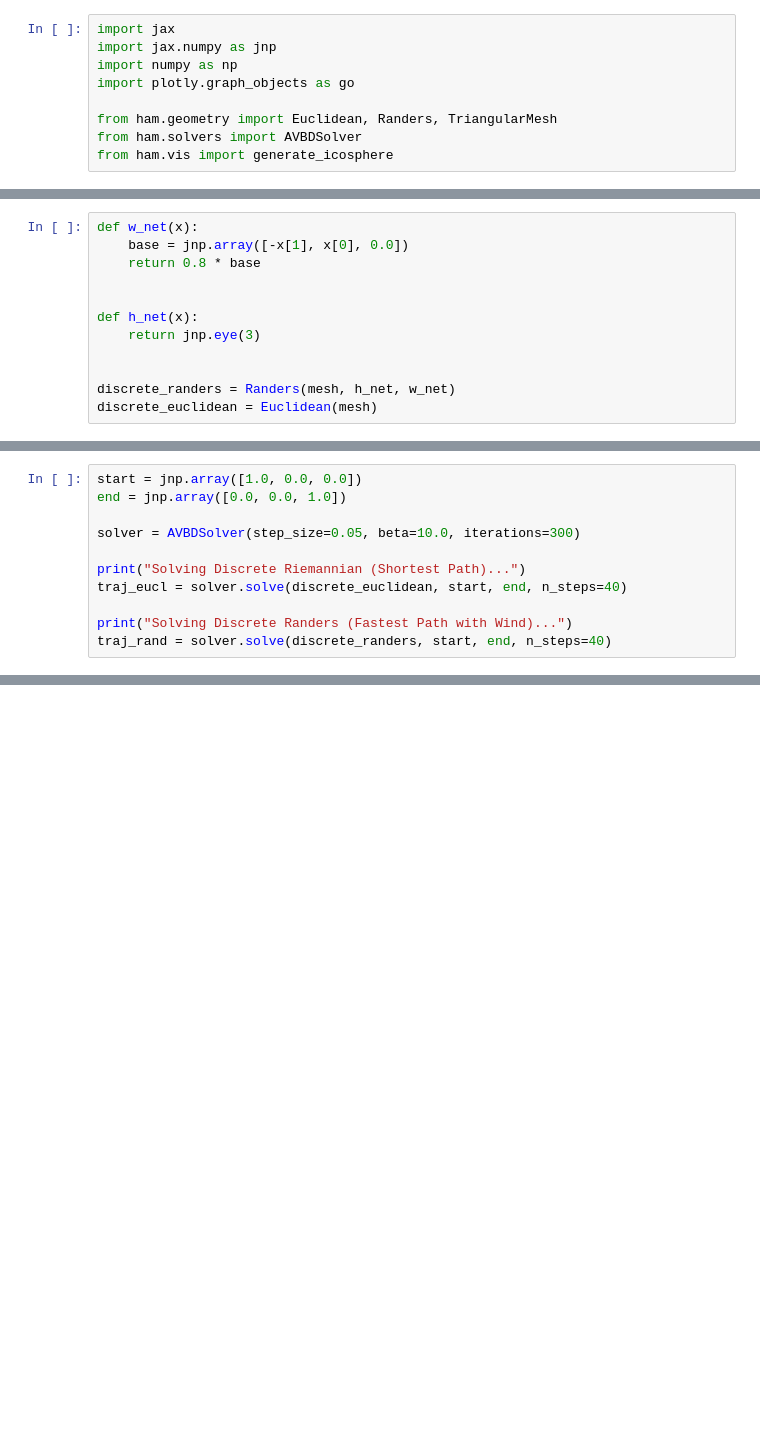
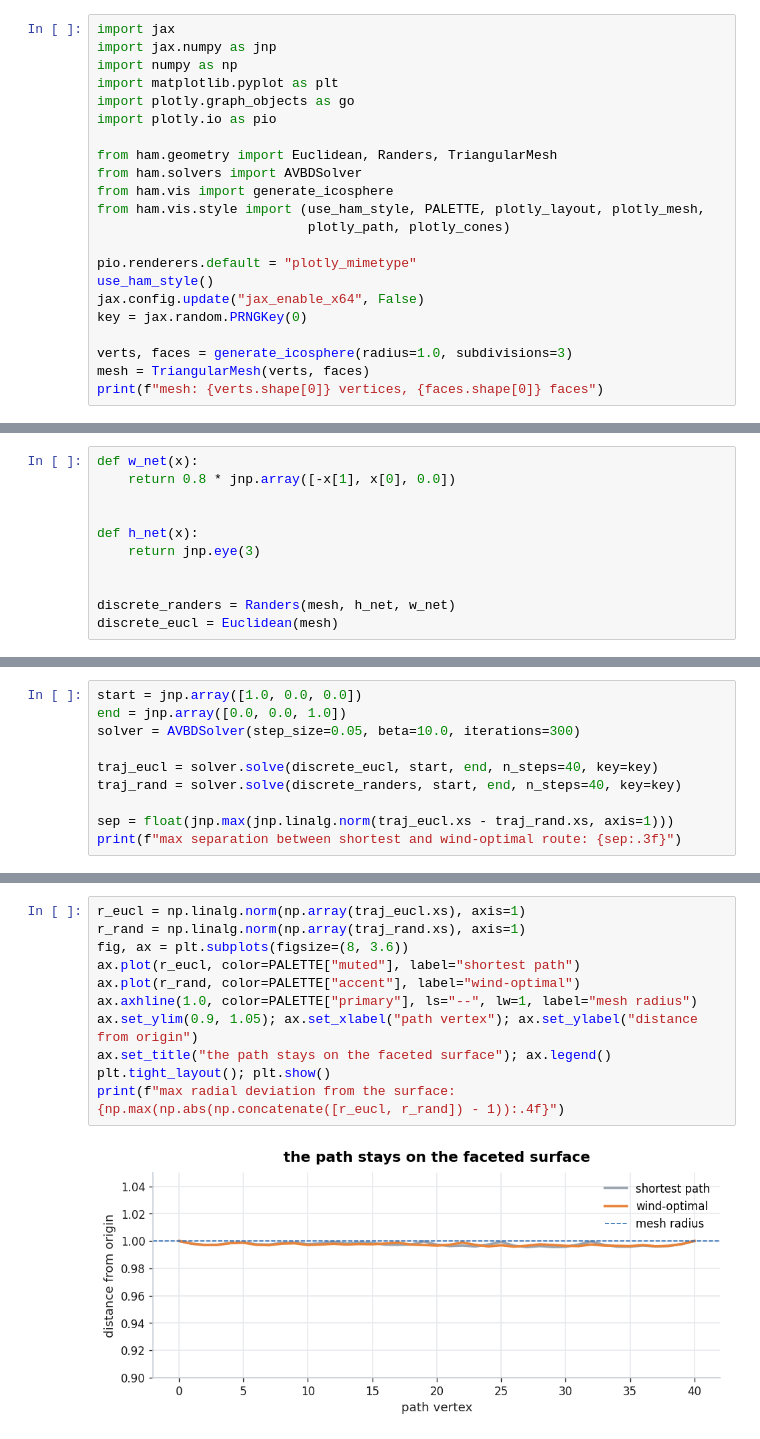
Before and after one commit to hubibala/finslerax, a Jupyter notebook: examples/notebooks/demo_discrete_zermelo.ipynb, the cells around one changed output, grey strips where cells are left out. Drawn from its saved outputs; the diff is of its cells as text; blank space fills up the shorter version.

```diff
--- a/examples/notebooks/demo_discrete_zermelo.ipynb
+++ b/examples/notebooks/demo_discrete_zermelo.ipynb
@@ -15,8 +16,21 @@ This allows us to learn Finslerian costs and perform optimal navigation on discr
 import jax
 import jax.numpy as jnp
 import numpy as np
+import matplotlib.pyplot as plt
 import plotly.graph_objects as go
+import plotly.io as pio
 
 from ham.geometry import Euclidean, Randers, TriangularMesh
 from ham.solvers import AVBDSolver
 from ham.vis import generate_icosphere
+from ham.vis.style import (use_ham_style, PALETTE, plotly_layout, plotly_mesh,
+                           plotly_path, plotly_cones)
+
+pio.renderers.default = "plotly_mimetype"
+use_ham_style()
+jax.config.update("jax_enable_x64", False)
+key = jax.random.PRNGKey(0)
+
+verts, faces = generate_icosphere(radius=1.0, subdivisions=3)
+mesh = TriangularMesh(verts, faces)
+print(f"mesh: {verts.shape[0]} vertices, {faces.shape[0]} faces")
@@ -35,7 +45,6 @@ On a discrete mesh, the wind vector field $W^i(x)$ is defined globally as a func
 # %%
 def w_net(x):
-    base = jnp.array([-x[1], x[0], 0.0])
-    return 0.8 * base
+    return 0.8 * jnp.array([-x[1], x[0], 0.0])
 
 
 def h_net(x):
@@ -43,4 +52,4 @@ def h_net(x):
 
 
 discrete_randers = Randers(mesh, h_net, w_net)
-discrete_euclidean = Euclidean(mesh)
+discrete_eucl = Euclidean(mesh)
@@ -50,12 +61,11 @@ We define start and end points and rely on the same `AVBDSolver`. Because the me
 # %%
 start = jnp.array([1.0, 0.0, 0.0])
 end = jnp.array([0.0, 0.0, 1.0])
-
 solver = AVBDSolver(step_size=0.05, beta=10.0, iterations=300)
 
-print("Solving Discrete Riemannian (Shortest Path)...")
-traj_eucl = solver.solve(discrete_euclidean, start, end, n_steps=40)
+traj_eucl = solver.solve(discrete_eucl, start, end, n_steps=40, key=key)
+traj_rand = solver.solve(discrete_randers, start, end, n_steps=40, key=key)
 
-print("Solving Discrete Randers (Fastest Path with Wind)...")
-traj_rand = solver.solve(discrete_randers, start, end, n_steps=40)
+sep = float(jnp.max(jnp.linalg.norm(traj_eucl.xs - traj_rand.xs, axis=1)))
+print(f"max separation between shortest and wind-optimal route: {sep:.3f}")
 # %% [output]
@@ -163,0 +99,13 @@ TypeError: unhashable type: 'jaxlib._jax.ArrayImpl'
+# %%
+r_eucl = np.linalg.norm(np.array(traj_eucl.xs), axis=1)
+r_rand = np.linalg.norm(np.array(traj_rand.xs), axis=1)
+fig, ax = plt.subplots(figsize=(8, 3.6))
+ax.plot(r_eucl, color=PALETTE["muted"], label="shortest path")
+ax.plot(r_rand, color=PALETTE["accent"], label="wind-optimal")
+ax.axhline(1.0, color=PALETTE["primary"], ls="--", lw=1, label="mesh radius")
+ax.set_ylim(0.9, 1.05); ax.set_xlabel("path vertex"); ax.set_ylabel("distance from origin")
+ax.set_title("the path stays on the faceted surface"); ax.legend()
+plt.tight_layout(); plt.show()
+print(f"max radial deviation from the surface: {np.max(np.abs(np.concatenate([r_eucl, r_rand]) - 1)):.4f}")
+# %% [output]
+[figure, added]
```
Also changed, not shown: parts of 19 cells of this notebook, 18 other files.
